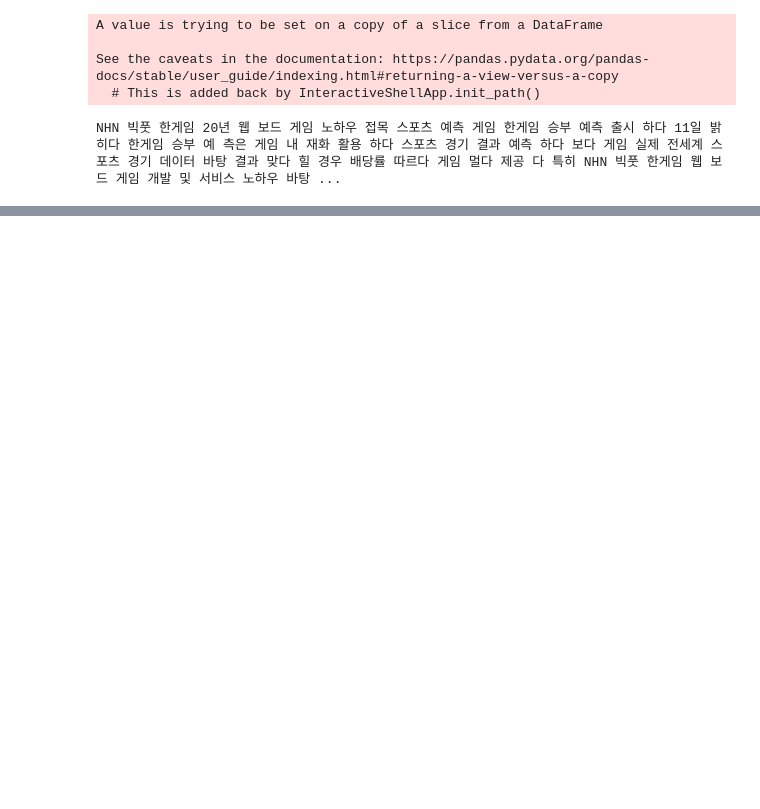
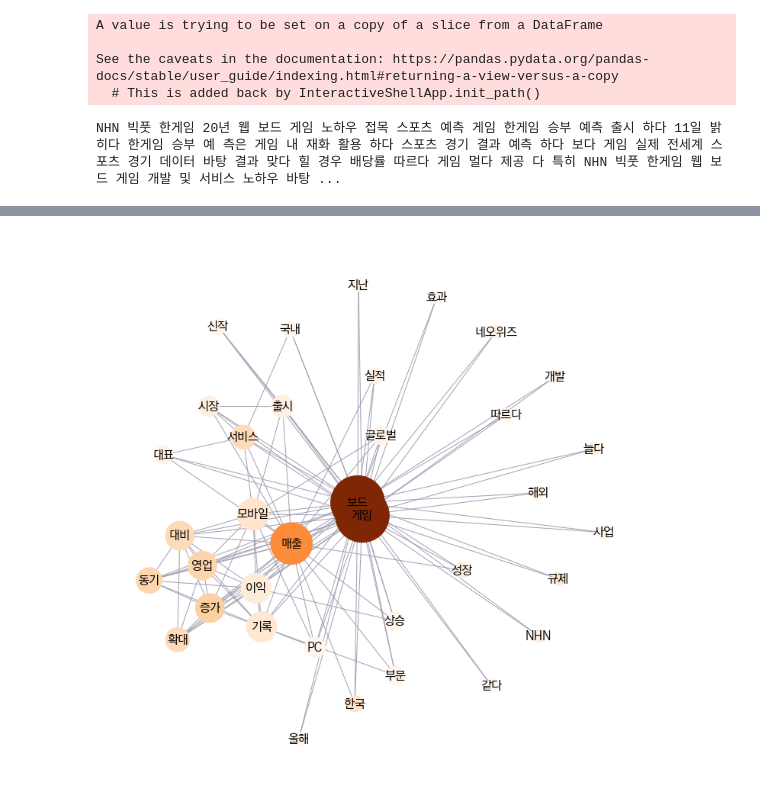
Before and after one commit to jeunbeen/nlp-covid19-ventures, a Jupyter notebook: Topic Modeling/연관어분석.ipynb, the cells around one changed output, grey strips where cells are left out. Drawn from its saved outputs; the diff is of its cells as text; code cells hidden in the pictures; blank space fills up the shorter version.

Commit message:
keyword network graph

```diff
--- a/Topic Modeling/연관어분석.ipynb
+++ b/Topic Modeling/연관어분석.ipynb
@@ -289,0 +158,31 @@ now you can see 연관어네트워크(10).graphml
+# %%
+# 페이지 랭크에 따라 두 노드 사이 연관성 결정 (단어쌍의 연관성)
+# 연결 중심성으로 계산한 척도에 따라 노드 크기 결정 (단어의 등장 빈도수)
+
+for i in range(len(sorted_pgr)):
+    G.add_node(sorted_pgr[i][0], nodesize = sorted_dgr[i][1])
+# %%
+for i in range((len(np.where(df3_pos['freq'] > 40)[0]))):
+    G.add_weighted_edges_from([(df3_pos['term1'][i], df3_pos['term2'][i], int(df3_pos['freq'][i]))])
+# %%
+# 노드 크기 조정
+sizes = [G.nodes[node]['nodesize'] * 5000 for node in G]
+# %%
+options = {
+    'edge_color': '#a2a1b3',
+    'width': 1,
+    'with_labels': True,
+    'font_weight': 'regular',
+}
+# %%
+plt.figure(figsize=(10, 10))
+
+nx.draw(G, font_family = 'KoPubDotum', font_size = 16,
+        node_size = sizes, node_color = list(pgr.values()), cmap=plt.cm.Oranges,   # pgr weight에 따라 노드 색상 다르게
+        pos = nx.spring_layout(G, k = 3.5, iterations = 100), **options)
+
+ax = plt.gca()
+# ax.collections[0].set_edgecolor("#0f03ff")   # 노드 테두리 색
+plt.show()
+# %% [output]
+[figure, added]
```
Also changed, not shown: parts of 14 cells of this notebook, 2 other files.
